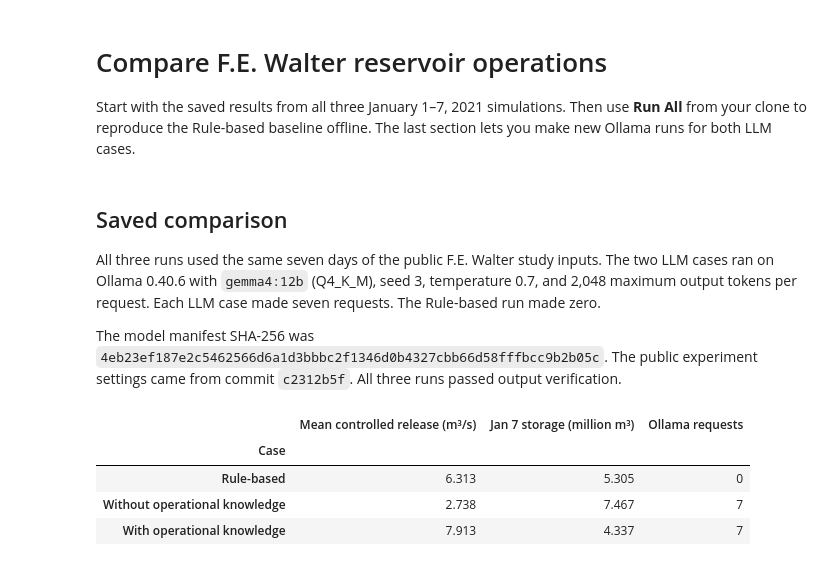
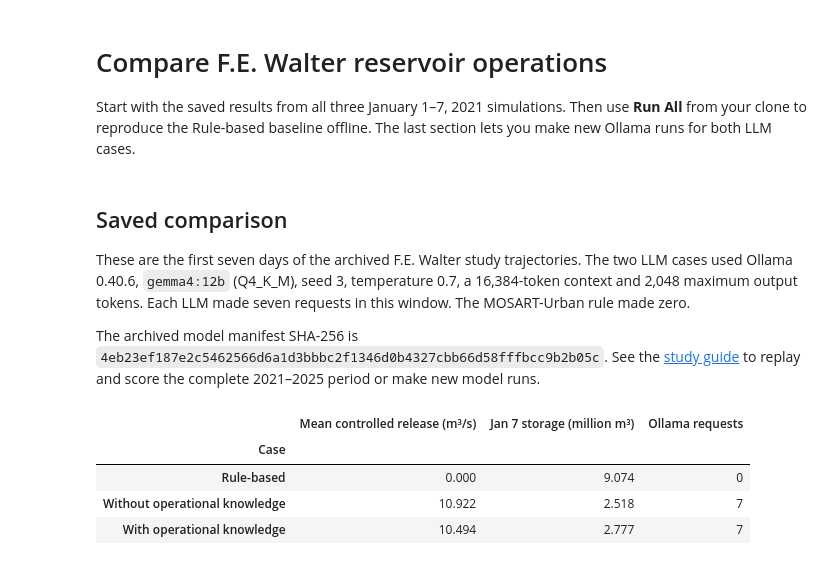
Before and after one commit to WenyuChiou/HydroReOpLLM, a Jupyter notebook: tutorials/fe_walter.ipynb, the cells around one changed output. Saved outputs shown, nothing was run; the diff lists cells and outputs as text; code cells hidden in the pictures.

```diff
--- a/tutorials/fe_walter.ipynb
+++ b/tutorials/fe_walter.ipynb
@@ -5,51 +5,51 @@ Start with the saved results from all three January 1–7, 2021 simulations. The
 # %% [markdown]
 ## Saved comparison
 
-All three runs used the same seven days of the public F.E. Walter study inputs. The two LLM cases ran on Ollama 0.40.6 with `gemma4:12b` (Q4_K_M), seed 3, temperature 0.7, and 2,048 maximum output tokens per request. Each LLM case made seven requests. The Rule-based run made zero.
+These are the first seven days of the archived F.E. Walter study trajectories. The two LLM cases used Ollama 0.40.6, `gemma4:12b` (Q4_K_M), seed 3, temperature 0.7, a 16,384-token context and 2,048 maximum output tokens. Each LLM made seven requests in this window. The MOSART-Urban rule made zero.
 
-The model manifest SHA-256 was `4eb23ef187e2c5462566d6a1d3bbbc2f1346d0b4327cbb66d58fffbcc9b2b05c`. The public experiment settings came from commit `c2312b5f`. All three runs passed output verification.
+The archived model manifest SHA-256 is `4eb23ef187e2c5462566d6a1d3bbbc2f1346d0b4327cbb66d58fffbcc9b2b05c`. See the [study guide](../examples/fe_walter/README.md) to replay and score the complete 2021–2025 period or make new model runs.
 # %%
 from io import StringIO
 
 import matplotlib.pyplot as plt
 import pandas as pd
 
 reference_csv = """
 date,inflow_cms,rule_release,rule_storage,without_release,without_storage,with_release,with_storage
-2021-01-01,10.670071982241376,8.459752801833018,4528362.503597423,10.670071982241376,4337390.926410141,10.670071982241376,4337390.926410141
-2021-01-02,8.77246894312245,6.982303634386102,4683032.7862722445,1.41584235,4973003.464055921,8.77246894312245,4337390.926410141
-2021-01-03,7.822622538884147,6.2427655169746155,4819532.432965228,1.41584235,5526549.272375511,7.822622538884147,4337390.926410141
-2021-01-04,7.334458992984942,5.862687697958478,4946693.472855515,1.41584235,6037917.75032941,7.334458992984942,4337390.926410141
-2021-01-05,7.069910568828609,5.656713718700601,5068793.6807065755,1.41584235,6526429.244436202,7.069910568828609,4337390.926410142
-2021-01-06,6.913459323093393,5.534902803565868,5187900.963993753,1.41584235,7001423.35091147,6.913459323093393,4337390.926410142
-2021-01-07,6.809299974880447,5.453805683079339,5305015.670805369,1.41584235,7467418.08970114,6.809299974880447,4337390.926410142
+2021-01-01,10.670071982241376,0.0,5209609.5895126015,12.74258115,4158326.134315796,12.74258115,4158326.134315796
+2021-01-02,8.77246894312245,0.0,5967550.906198381,12.74258115,3815308.4396415763,12.74258115,3815308.4396415763
+2021-01-03,7.822622538884147,0.0,6643425.493557972,12.74258115,3390224.015641167,12.74258115,3390224.015641167
+2021-01-04,7.334458992984942,0.0,7277122.750551871,12.74258115,2922962.261275066,12.74258115,2922962.261275066
+2021-01-05,7.069910568828609,0.0,7887963.023698663,8.495054099999999,2799829.860181858,12.74258115,2432843.523061858
+2021-01-06,6.913459323093393,0.0,8485285.909213932,8.495054099999999,2663180.071457127,6.912142352699999,2432957.3093038476
+2021-01-07,6.809299974880447,0.0,9073609.427043602,8.495054099999999,2517530.9150467976,2.8316847,2776623.2690535183
 """
 reference_daily = pd.read_csv(StringIO(reference_csv.strip()), parse_dates=["date"])
 reference_cases = {
     "Rule-based": ("rule", 0),
     "Without operational knowledge": ("without", 7),
     "With operational knowledge": ("with", 7),
 }
 reference_runs = {}
 reference_metrics = []
 for name, (prefix, calls) in reference_cases.items():
     daily = reference_daily[["date", "inflow_cms", f"{prefix}_release", f"{prefix}_storage"]].rename(
         columns={f"{prefix}_release": "controlled_release_cms", f"{prefix}_storage": "storage_end_m3"}
     )
     reference_runs[name] = {"trajectory": daily}
     reference_metrics.append({
         "Case": name,
         "Mean controlled release (m³/s)": daily["controlled_release_cms"].mean(),
         "Jan 7 storage (million m³)": daily["storage_end_m3"].iloc[-1] / 1_000_000,
         "Ollama requests": calls,
     })
 pd.DataFrame(reference_metrics).set_index("Case").round(3)
 # %% [output]
 |  | Mean controlled release (m³/s) | Jan 7 storage (million m³) | Ollama requests |
 | Case |  |  |  |
-| Rule-based | 6.313 | 5.305 | 0 |
-| Without operational knowledge | 2.738 | 7.467 | 7 |
-| With operational knowledge | 7.913 | 4.337 | 7 |
+| Rule-based | 0.000 | 9.074 | 0 |
+| Without operational knowledge | 10.922 | 2.518 | 7 |
+| With operational knowledge | 10.494 | 2.777 | 7 |
 # %%
 def plot_results(runs):
     figure, (flow_axis, storage_axis) = plt.subplots(2, 1, sharex=True, figsize=(9, 5), layout="constrained")
```
Also changed, not shown: parts of 9 cells of this notebook, 37 other files.
